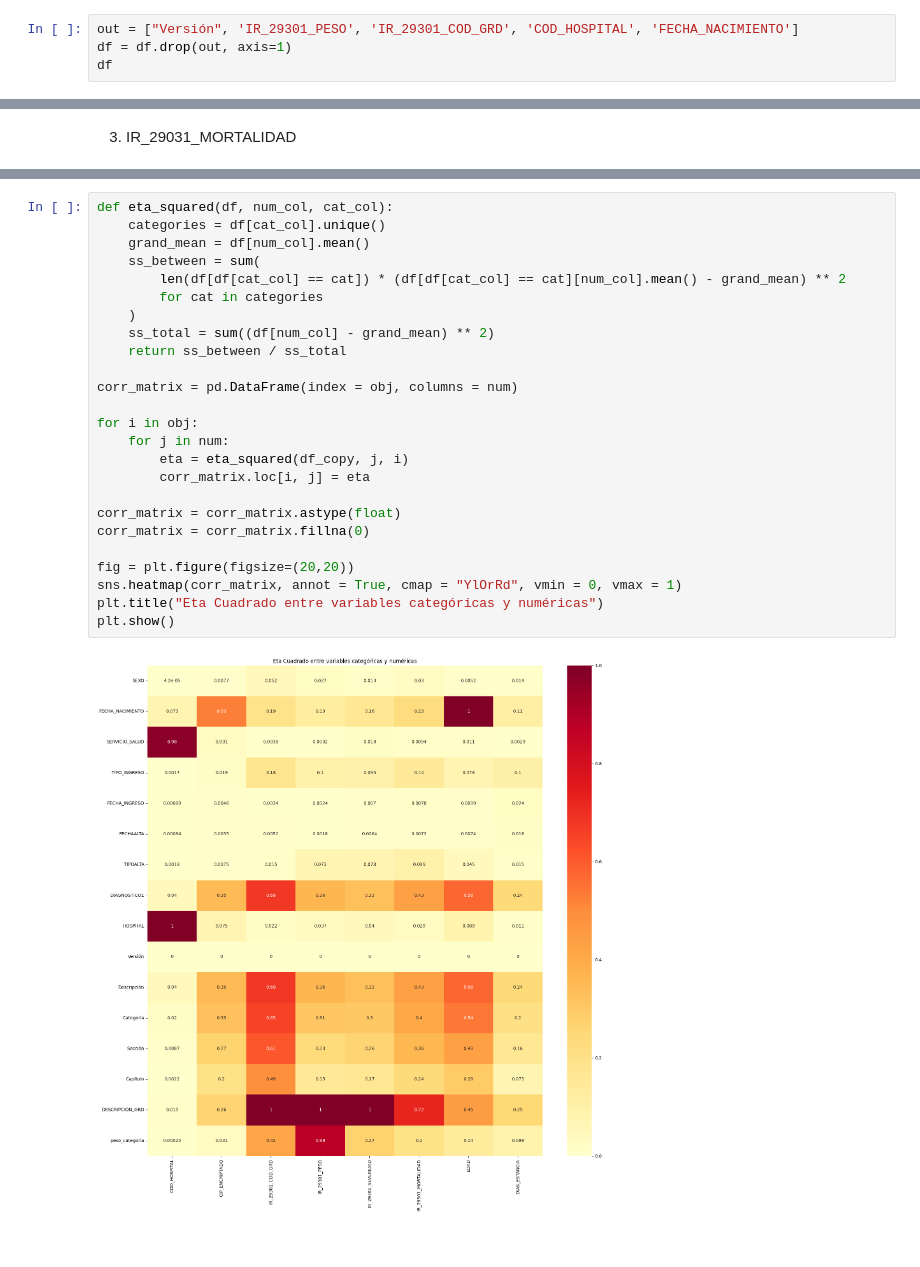
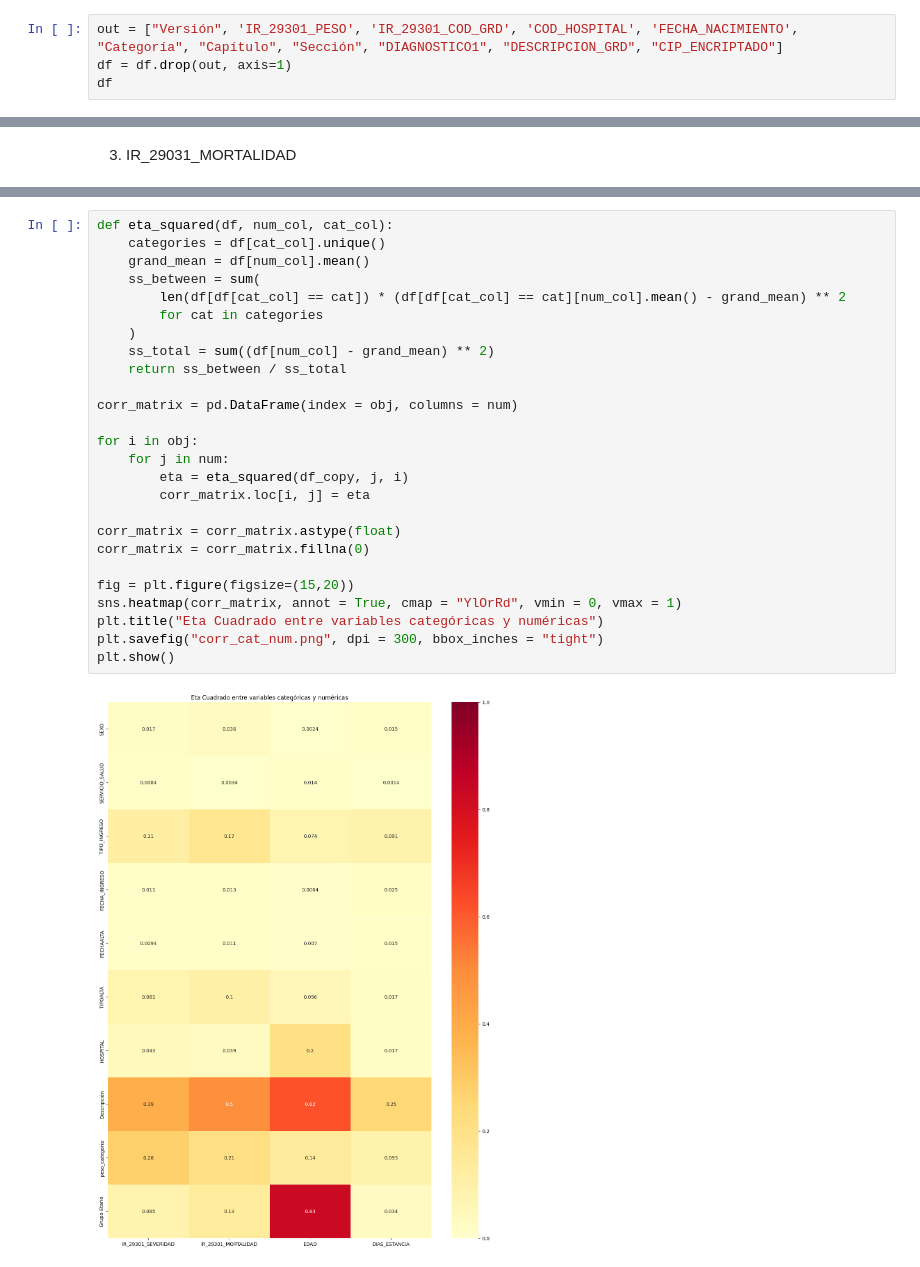
Before and after one commit to VichoRamirez/TOPD, a Jupyter notebook: Control2.ipynb, the cells around one changed output, grey strips where cells are left out. Drawn from its saved outputs; the diff is of its cells as text.

Commit message:
imagenes correlaciones, correlaciones completas, -columnas innecesarias

```diff
--- a/Control2.ipynb
+++ b/Control2.ipynb
@@ -51,7 +53,7 @@ Entre ellas:
 - COD_HOSPITAL
 - FECHA_NACIMIENTO
 # %%
-out = ["Versión", 'IR_29301_PESO', 'IR_29301_COD_GRD', 'COD_HOSPITAL', 'FECHA_NACIMIENTO']
+out = ["Versión", 'IR_29301_PESO', 'IR_29301_COD_GRD', 'COD_HOSPITAL', 'FECHA_NACIMIENTO', "Categoría", "Capítulo", "Sección", "DIAGNOSTICO1", "DESCRIPCION_GRD", "CIP_ENCRIPTADO"]
 df = df.drop(out, axis=1)
 df
 # %% [output]
@@ -318,27 +322,28 @@ cat_var_prod
 # %%
 def eta_squared(df, num_col, cat_col):
     categories = df[cat_col].unique()
     grand_mean = df[num_col].mean()
     ss_between = sum(
         len(df[df[cat_col] == cat]) * (df[df[cat_col] == cat][num_col].mean() - grand_mean) ** 2
         for cat in categories
     )
     ss_total = sum((df[num_col] - grand_mean) ** 2)
     return ss_between / ss_total
 
 corr_matrix = pd.DataFrame(index = obj, columns = num)
 
 for i in obj:
     for j in num:
         eta = eta_squared(df_copy, j, i)
         corr_matrix.loc[i, j] = eta
 
 corr_matrix = corr_matrix.astype(float)
 corr_matrix = corr_matrix.fillna(0)
 
-fig = plt.figure(figsize=(20,20))
+fig = plt.figure(figsize=(15,20))
 sns.heatmap(corr_matrix, annot = True, cmap = "YlOrRd", vmin = 0, vmax = 1)
 plt.title("Eta Cuadrado entre variables categóricas y numéricas")
+plt.savefig("corr_cat_num.png", dpi = 300, bbox_inches = "tight")
 plt.show()
 # %% [output]
-[figure, old version]
+[figure, new version]
```
Also changed, not shown: parts of 15 cells of this notebook, 4 other files.
